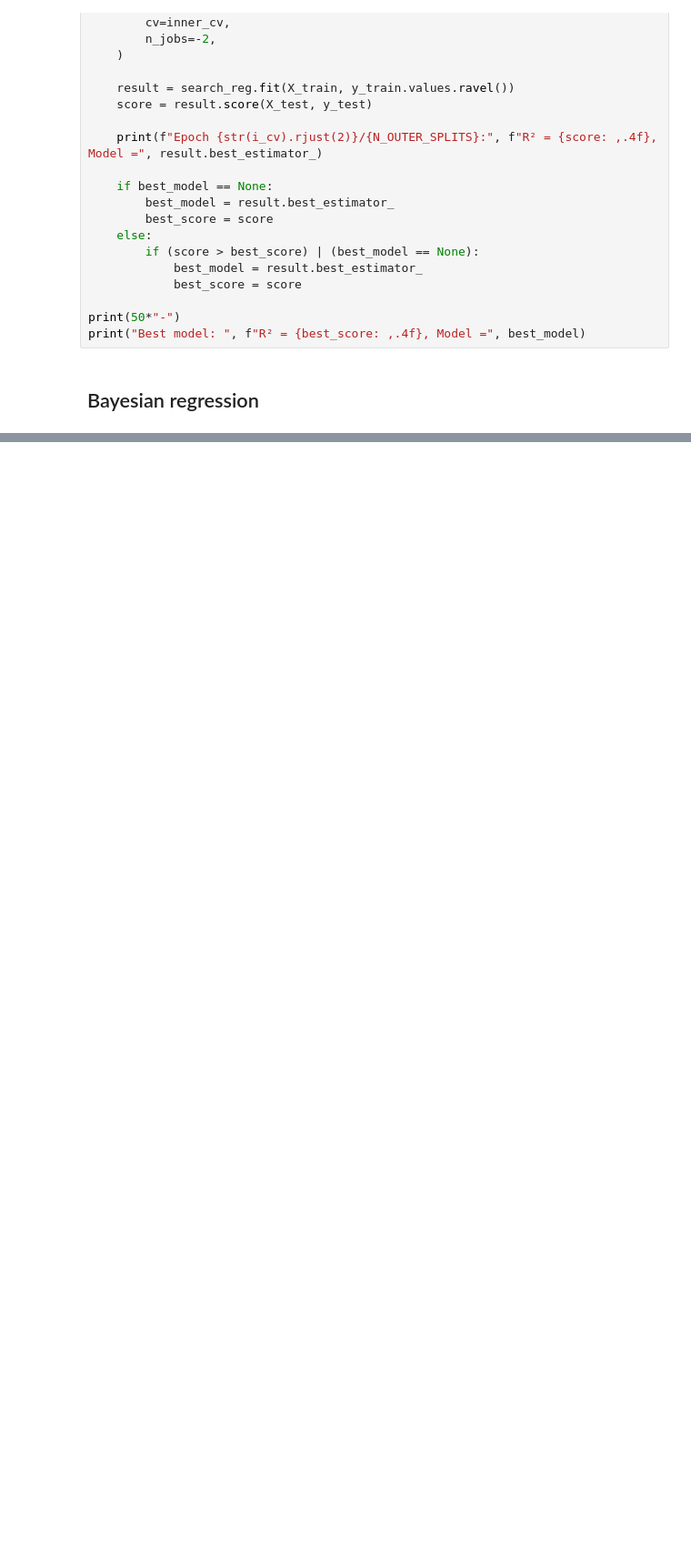
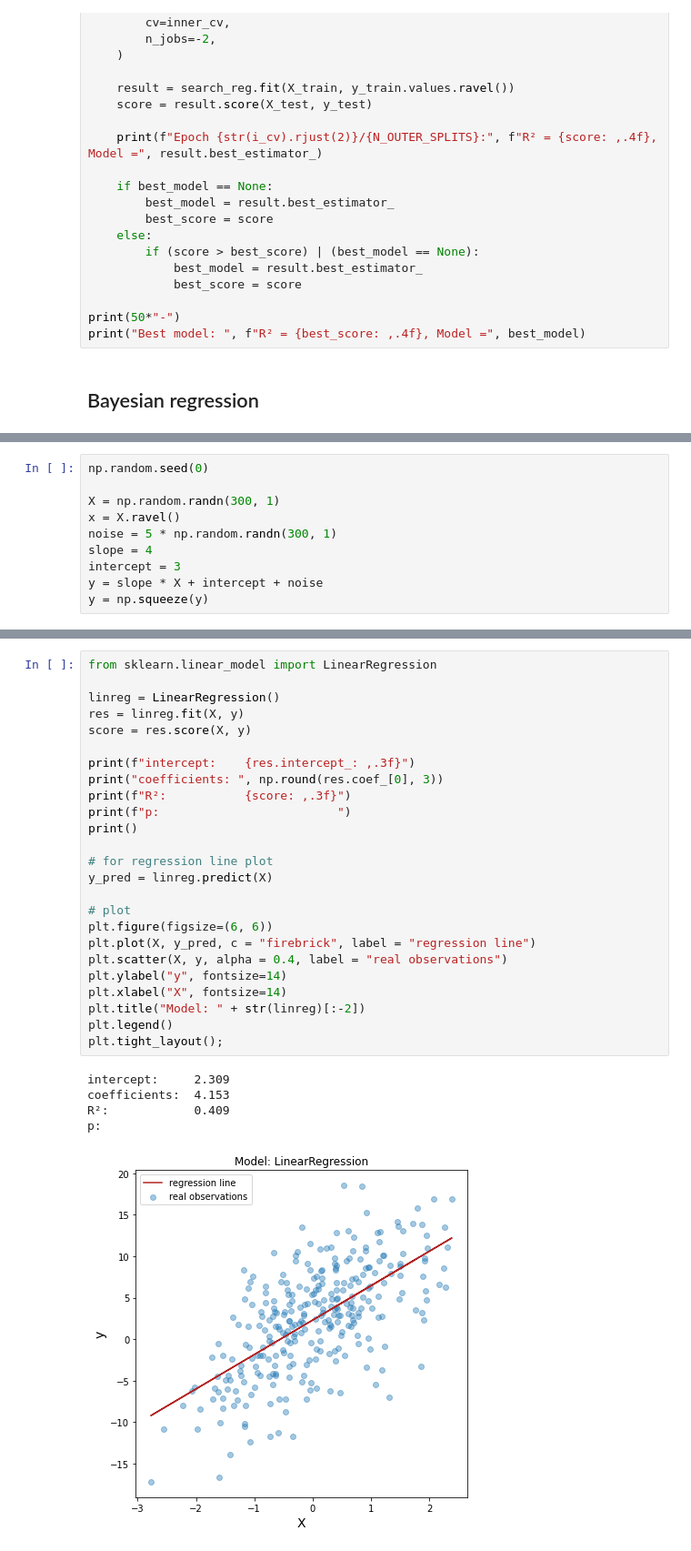
Before and after one commit to ElectronicsArchiver/tewa1_cogpsy_python, a Jupyter notebook: final_project_dataset_2.ipynb, the cells around one changed output, grey strips where cells are left out. Shown at 91% size. Saved outputs shown, nothing was run; the diff lists cells and outputs as text; blank space fills up the shorter version.

Commit message:
added some bayesian regression steps

```diff
--- a/final_project_dataset_2.ipynb
+++ b/final_project_dataset_2.ipynb
@@ -538,0 +372,10 @@ model_big.summary
+# %%
+np.random.seed(0)
+
+X = np.random.randn(300, 1)
+x = X.ravel()
+noise = 5 * np.random.randn(300, 1)
+slope = 4
+intercept = 3
+y = slope * X + intercept + noise
+y = np.squeeze(y)
@@ -538,0 +384,31 @@ model_big.summary
+# %%
+from sklearn.linear_model import LinearRegression
+
+linreg = LinearRegression()
+res = linreg.fit(X, y)
+score = res.score(X, y)
+
+print(f"intercept:    {res.intercept_: ,.3f}")
+print("coefficients: ", np.round(res.coef_[0], 3))
+print(f"R²:           {score: ,.3f}")
+print(f"p:                         ")
+print()
+
+# for regression line plot
+y_pred = linreg.predict(X)
+
+# plot
+plt.figure(figsize=(6, 6))
+plt.plot(X, y_pred, c = "firebrick", label = "regression line")
+plt.scatter(X, y, alpha = 0.4, label = "real observations")
+plt.ylabel("y", fontsize=14)
+plt.xlabel("X", fontsize=14)
+plt.title("Model: " + str(linreg)[:-2])
+plt.legend()
+plt.tight_layout();
+# %% [output]
+intercept:     2.309
+coefficients:  4.153
+R²:            0.409
+p:
+[figure, added]
```
Also changed, not shown: parts of 62 cells of this notebook.
